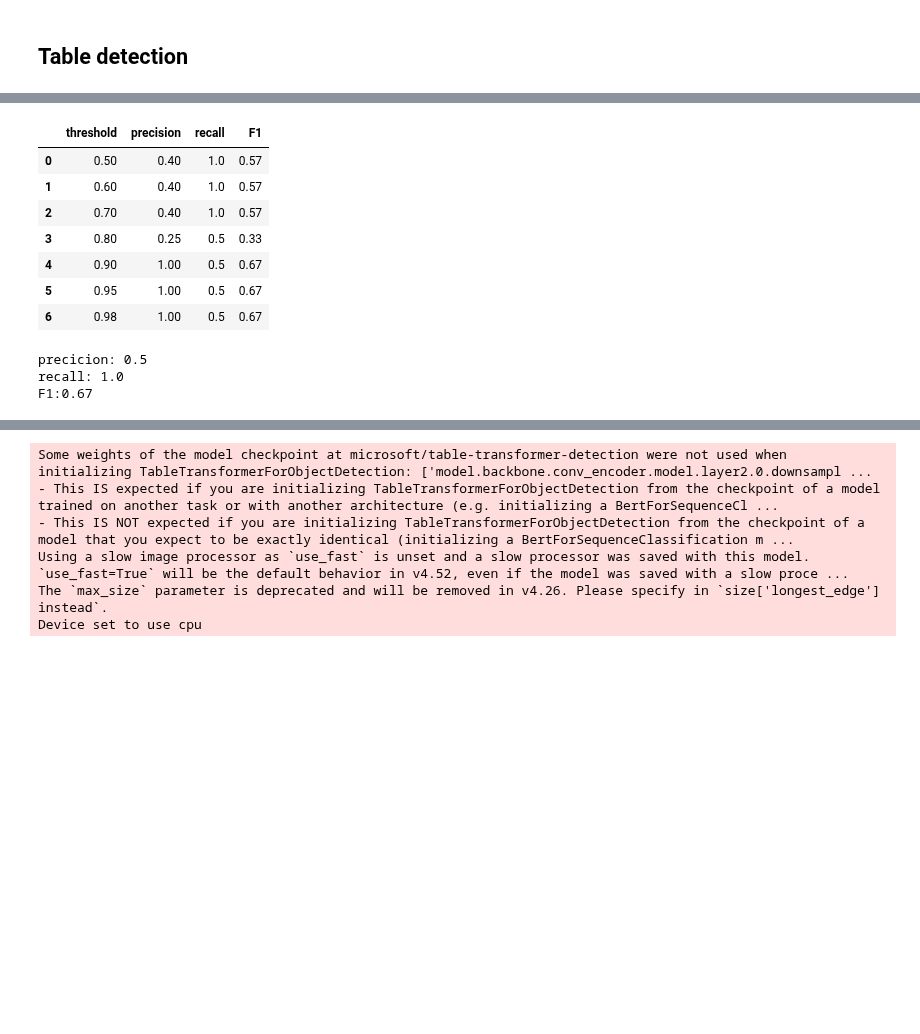
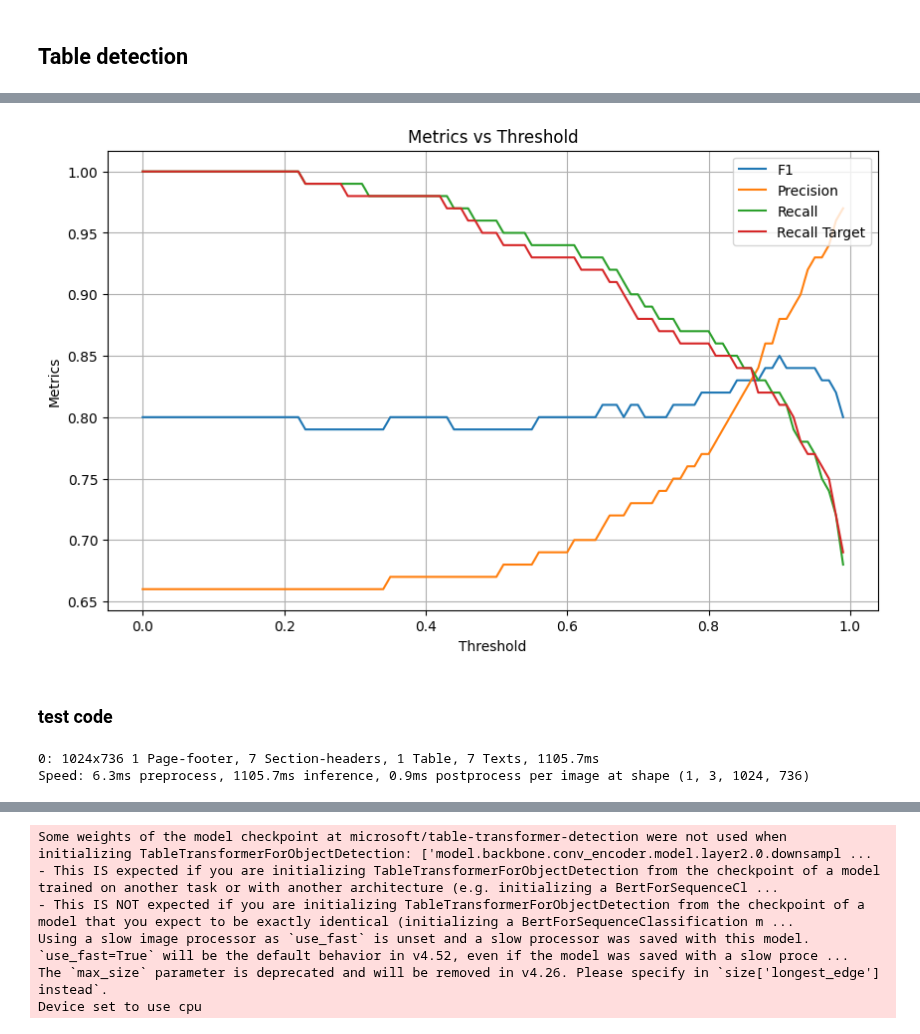
Before and after one commit to Famondir/Thesis, a Jupyter notebook: Python/page_detection_benchmark.ipynb, the cells around one changed output, grey strips where cells are left out. Drawn from its saved outputs; the diff is of its cells as text; code cells hidden in the pictures; blank space fills up the shorter version.

Commit message:
Table detection with yolo12

```diff
--- a/Python/page_detection_benchmark.ipynb
+++ b/Python/page_detection_benchmark.ipynb
@@ -869,10 +869,15 @@ df_wrong_tables = pd.read_csv("../benchmark_truth/tables_on_wrong_identified_pag
 df_wrong_tables['filepath'] = "../Geschaeftsberichte/"+df_wrong_tables['company']+"/"+df_wrong_tables['file']
 df_wrong_tables.drop(columns=['company', 'file'], inplace=True)
 df_wrong_tables.rename(columns={'page_identfied': 'page'}, inplace=True)
+df_wrong_tables = df_wrong_tables.merge(df_correct_tables[['filepath', 'page',]], on=['filepath', 'page'], how='left', indicator=True)
+df_wrong_tables = df_wrong_tables[df_wrong_tables['_merge'] == 'left_only'].drop(columns=['_merge'])
+df_wrong_tables['target'] = 0
+df_correct_tables['target'] = 1
 
 df_table_detection_benchmark = pd.concat([df_correct_tables, df_wrong_tables])
 df_table_detection_benchmark.drop(columns=['type'], inplace=True)
 df_table_detection_benchmark.drop_duplicates(inplace=True)
 df_table_detection_benchmark.to_csv("../benchmark_truth/table_detection.csv")
+# df_table_detection_benchmark
 # %%
 from transformers import pipeline
@@ -961,26 +951,36 @@ Device set to use cpu
-# %%
-x
-# %% [output]
-|  | threshold | precision | recall | F1 |
-| 0 | 0.50 | 0.40 | 1.0 | 0.57 |
-| 1 | 0.60 | 0.40 | 1.0 | 0.57 |
-| 2 | 0.70 | 0.40 | 1.0 | 0.57 |
-| 3 | 0.80 | 0.25 | 0.5 | 0.33 |
-| 4 | 0.90 | 1.00 | 0.5 | 0.67 |
-| 5 | 0.95 | 1.00 | 0.5 | 0.67 |
-| 6 | 0.98 | 1.00 | 0.5 | 0.67 |
-# %%
-true_positive = x[(x['table'] == 1) & (x['prediction'] == 1)].shape[0]
-false_positive = x[(x['table'] == 0) & (x['prediction'] == 1)].shape[0]
-true_negative = x[(x['table'] == 0) & (x['prediction'] == 0)].shape[0]
-false_negative = x[(x['table'] == 1) & (x['prediction'] == 0)].shape[0]
-
-precision = round(true_positive/(true_positive+false_positive),2)
-recall = round(true_positive/(true_positive+false_negative),2)
-F1 = round(2*precision*recall/(precision+recall),2)
-
-print(f"precicion: {precision}\nrecall: {recall}\nF1:{F1}")
-# %% [output]
-precicion: 0.5
-recall: 1.0
-F1:0.67
+# %%
+import matplotlib.pyplot as plt
+
+# Plot the metrics over the threshold
+plt.figure(figsize=(10, 6))
+plt.plot(y['threshold'], y['F1'], label='F1', marker='')
+plt.plot(y['threshold'], y['precision'], label='Precision', marker='')
+plt.plot(y['threshold'], y['recall'], label='Recall', marker='')
+plt.plot(y['threshold'], y['recall_target'], label='Recall Target', marker='')
+
+# Add labels, title, and legend
+plt.xlabel('Threshold')
+plt.ylabel('Metrics')
+plt.title('Metrics vs Threshold')
+plt.legend()
+plt.grid(True)
+
+# Show the plot
+plt.show()
+# %% [output]
+[figure, added]
+# %% [markdown]
+### test code
+# %%
+from ultralytics import YOLO
+
+model = YOLO("../models/YOLO/yolov12l-doclaynet.pt")
+images = convert_from_path("../benchmark_results/page_identification/ben_df1_wrong_pages.pdf", first_page=0, last_page=10)
+image = images[4]
+
+# image = convert_from_path("../benchmark_tables/easy_table_german_finance_v2.pdf")[0]
+pred = model(image)
+#print(pred)
+# %% [output]
+0: 1024x736 1 Page-footer, 7 Section-headers, 1 Table, 7 Texts, 1105.7ms
+Speed: 6.3ms preprocess, 1105.7ms inference, 0.9ms postprocess per image at shape (1, 3, 1024, 736)
```
Also changed, not shown: parts of 4 cells of this notebook, 1 other file.
